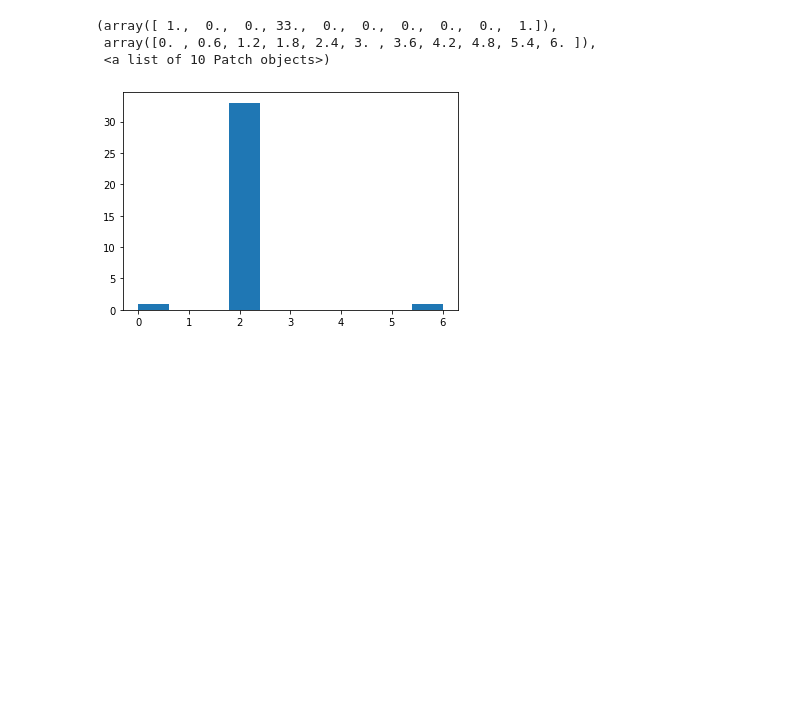
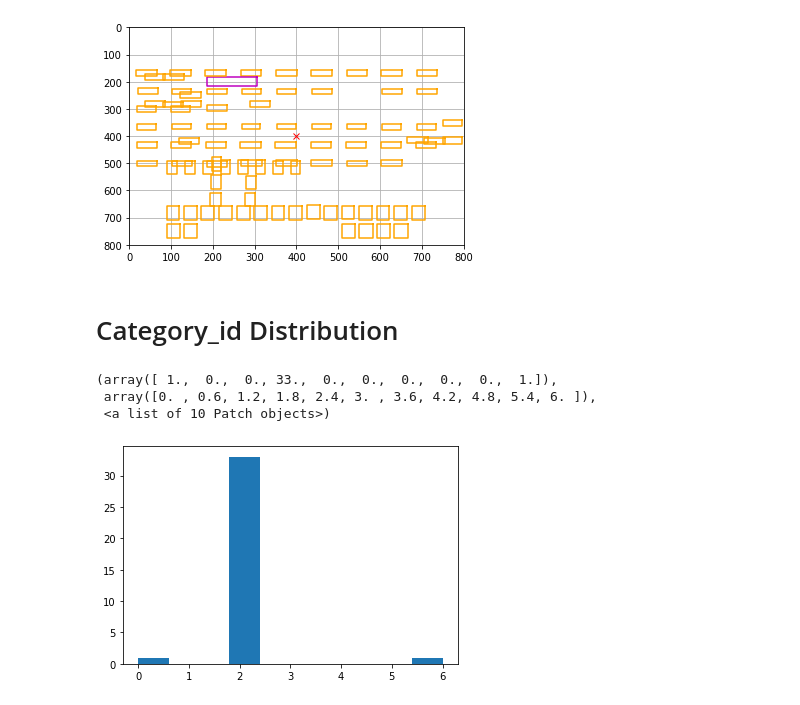
Before and after one commit to jingqian95/DeepLearning2020, a Jupyter notebook: results.ipynb, the cells around one changed output. Saved outputs shown, nothing was run; the diff lists cells and outputs as text; code cells hidden in the pictures; blank space fills up the shorter version.

```diff
--- a/results.ipynb
+++ b/results.ipynb
@@ -123,3 +150,20 @@ truth_sample.head()
+# %%
+fig, ax = plt.subplots()
+
+ax.plot(400, 400, 'x', color="red")
+
+
+for i, bb in enumerate(pred_boxes):
+    # You can check the implementation of the draw box to understand how it works
+    draw_box(ax, bb, color=color_list[[int(i) for i in pred_sample.category_id][i]])
+
+ax.set_xlim(0, 800)
+ax.set_ylim(800, 0)
+plt.grid()
+# %% [output]
+[figure, added]
+# %% [markdown]
+# Category_id Distribution
 # %%
 plt.hist(truth_sample.category_id)
 # %% [output]
```
Also changed, not shown: parts of 39 cells of this notebook, 45 other files.
